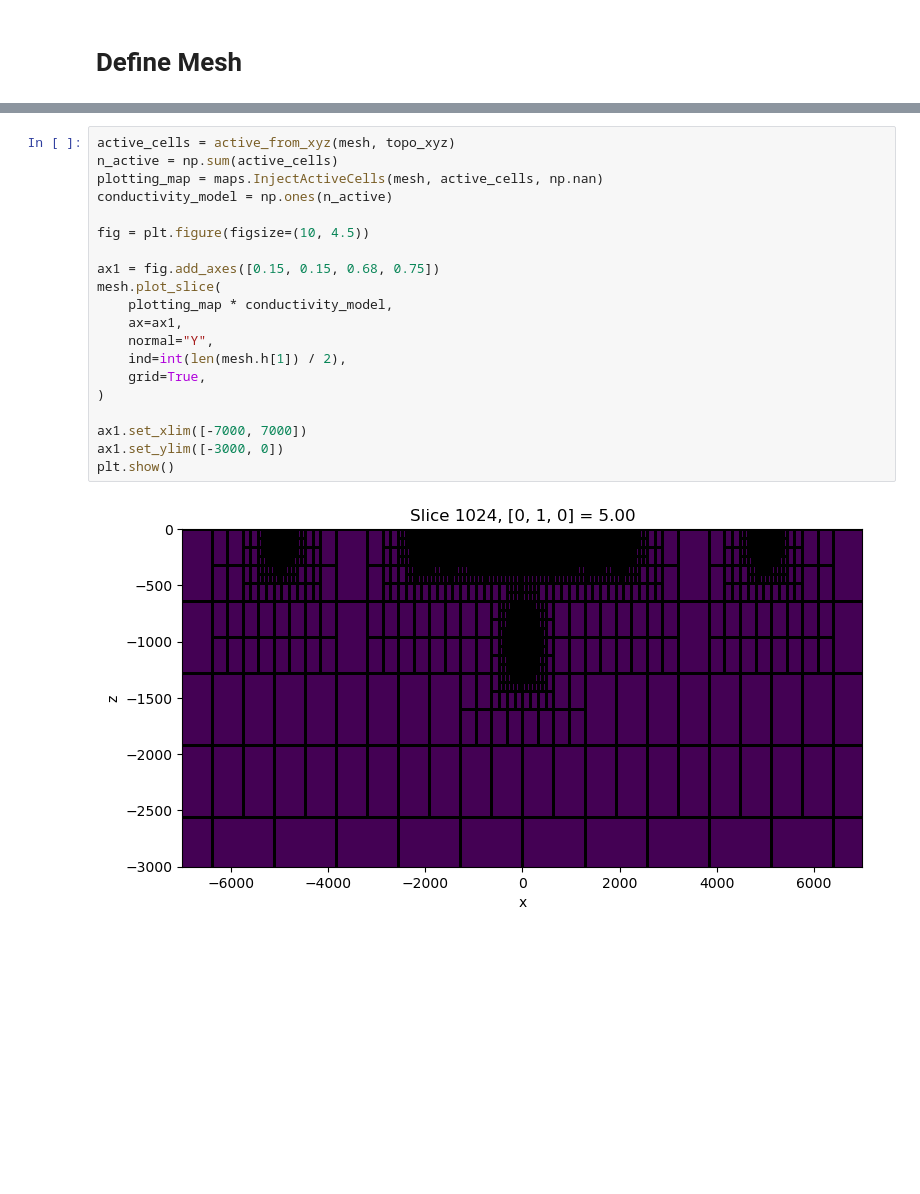
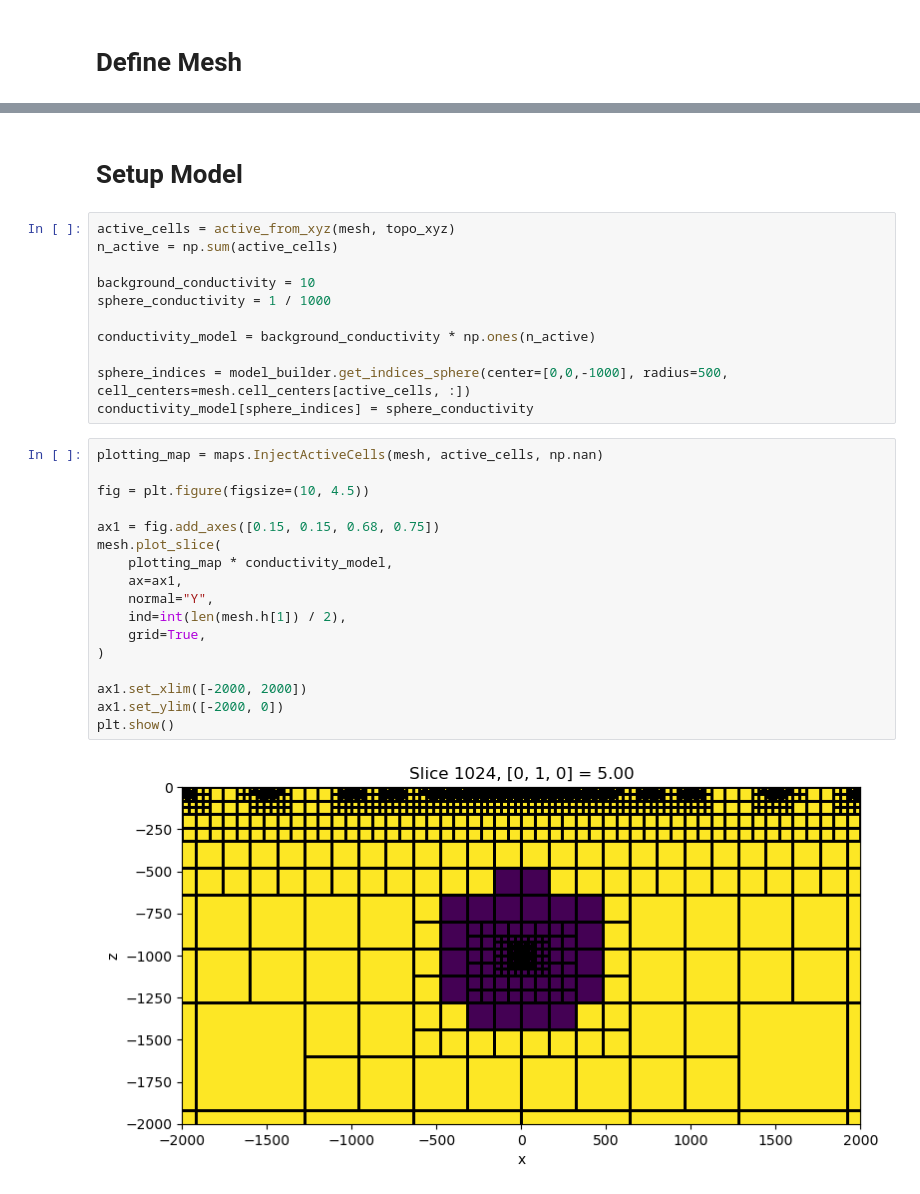
Before and after one commit to RylanDS7/MT3DINV4-Sphere-Forward-Model, a Jupyter notebook: sphere_mt.ipynb, the cells around one changed output, grey strips where cells are left out. Saved outputs shown, nothing was run; the diff lists cells and outputs as text; blank space fills up the shorter version.

Commit message:
Setup model

```diff
--- a/sphere_mt.ipynb
+++ b/sphere_mt.ipynb
@@ -112,25 +113,35 @@ mesh.refine_points(refine_pts, padding_cells_by_level=[6, 6, 4], finalize=False)
 
 # Finalize the mesh
 mesh.finalize()
-# %%
-active_cells = active_from_xyz(mesh, topo_xyz)
-n_active = np.sum(active_cells)
-plotting_map = maps.InjectActiveCells(mesh, active_cells, np.nan)
-conductivity_model = np.ones(n_active)
-
-fig = plt.figure(figsize=(10, 4.5))
-
-ax1 = fig.add_axes([0.15, 0.15, 0.68, 0.75])
-mesh.plot_slice(
-    plotting_map * conductivity_model,
-    ax=ax1,
-    normal="Y",
-    ind=int(len(mesh.h[1]) / 2),
-    grid=True,
-)
-
-ax1.set_xlim([-7000, 7000])
-ax1.set_ylim([-3000, 0])
-plt.show()
-# %% [output]
-[figure, removed]
+# %% [markdown]
+# Setup Model
+# %%
+active_cells = active_from_xyz(mesh, topo_xyz)
+n_active = np.sum(active_cells)
+
+background_conductivity = 10
+sphere_conductivity = 1 / 1000
+
+conductivity_model = background_conductivity * np.ones(n_active)
+
+sphere_indices = model_builder.get_indices_sphere(center=[0,0,-1000], radius=500, cell_centers=mesh.cell_centers[active_cells, :])
+conductivity_model[sphere_indices] = sphere_conductivity
+# %%
+plotting_map = maps.InjectActiveCells(mesh, active_cells, np.nan)
+
+fig = plt.figure(figsize=(10, 4.5))
+
+ax1 = fig.add_axes([0.15, 0.15, 0.68, 0.75])
+mesh.plot_slice(
+    plotting_map * conductivity_model,
+    ax=ax1,
+    normal="Y",
+    ind=int(len(mesh.h[1]) / 2),
+    grid=True,
+)
+
+ax1.set_xlim([-2000, 2000])
+ax1.set_ylim([-2000, 0])
+plt.show()
+# %% [output]
+[figure, added]
```
Also changed, not shown: parts of 4 cells of this notebook.
